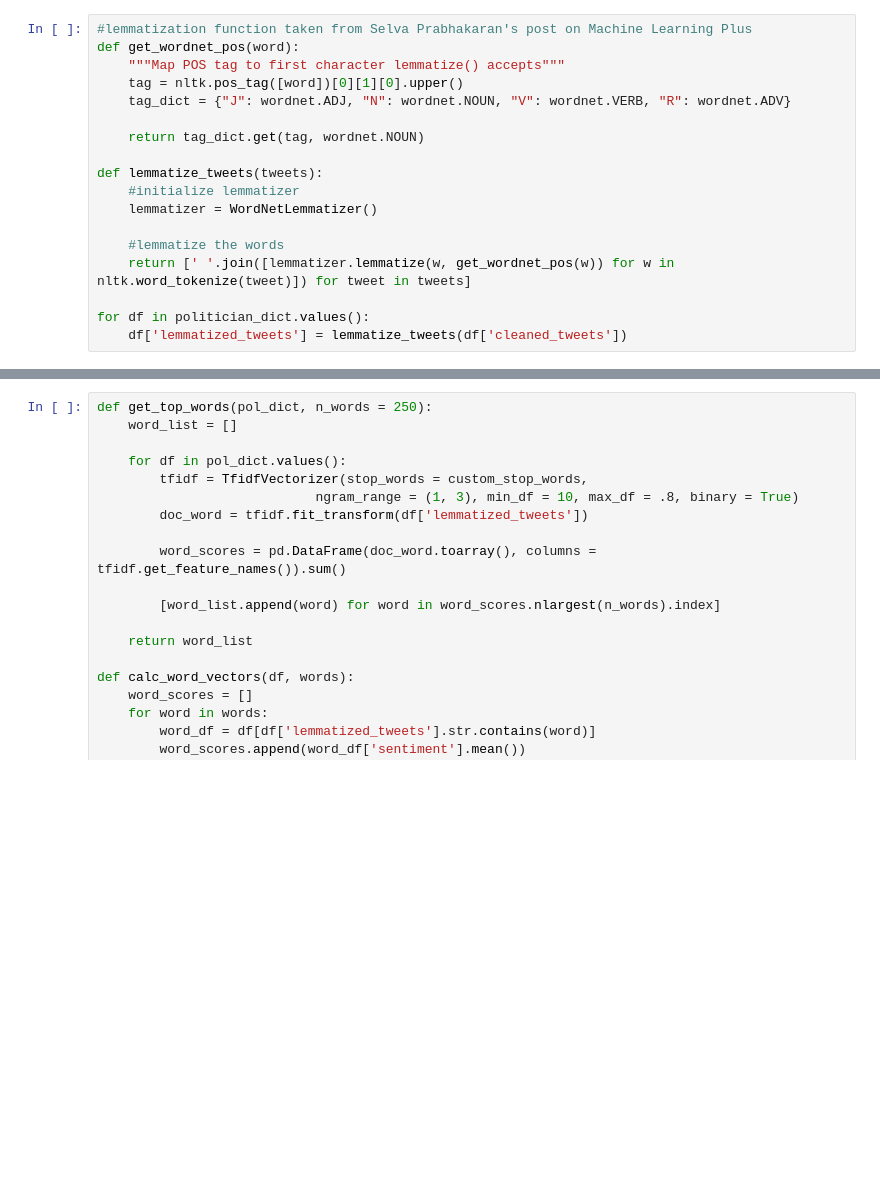
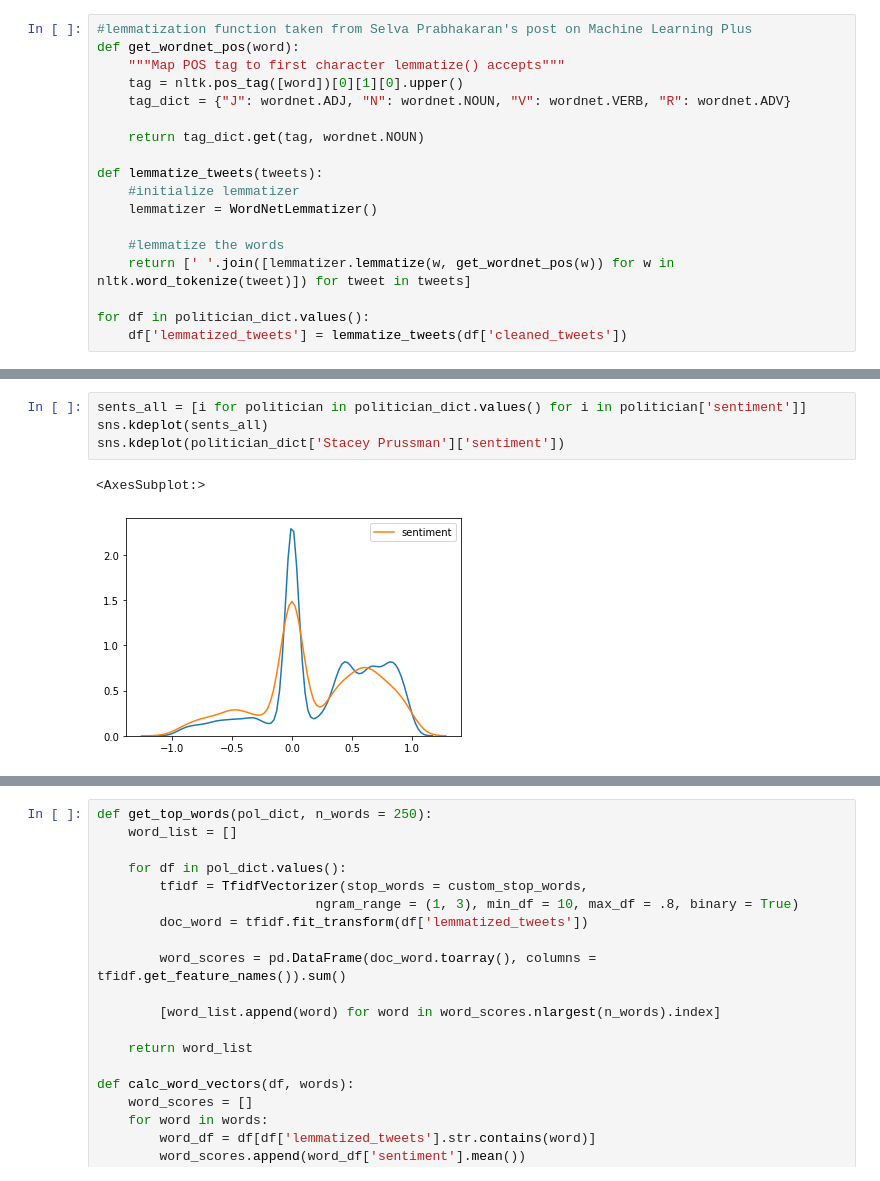
Before and after one commit to msternke/local-politician-recommender, a Jupyter notebook: Polician_NPL_modeling.ipynb, the cells around one changed output, grey strips where cells are left out. Cells and saved outputs as stored; diff of their text form; blank space fills up the shorter version.

```diff
--- a/Polician_NPL_modeling.ipynb
+++ b/Polician_NPL_modeling.ipynb
@@ -123,0 +141,7 @@ for df in politician_dict.values():
+# %%
+sents_all = [i for politician in politician_dict.values() for i in politician['sentiment']]
+sns.kdeplot(sents_all)
+sns.kdeplot(politician_dict['Stacey Prussman']['sentiment'])
+# %% [output]
+<AxesSubplot:>
+[figure, added]
```
Also changed, not shown: parts of 3 cells of this notebook, 4 other files.
